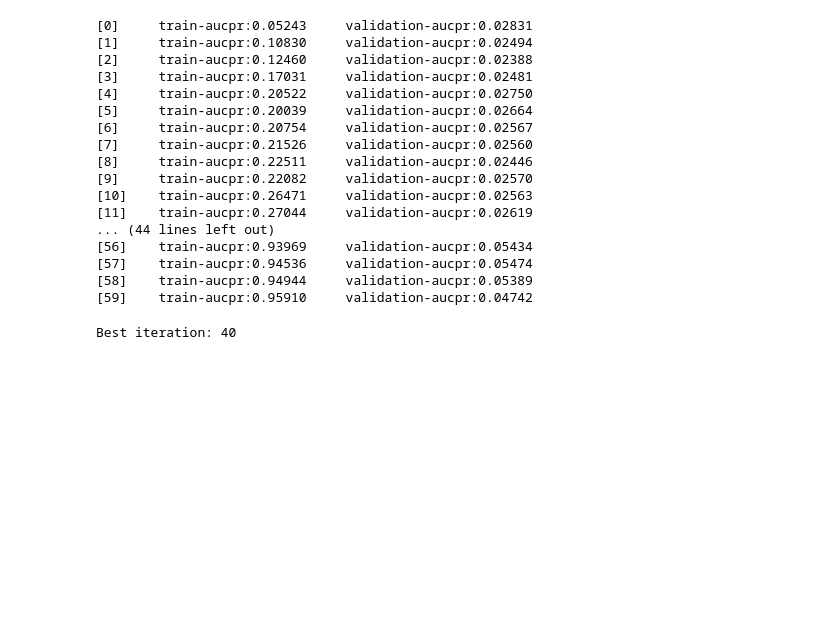
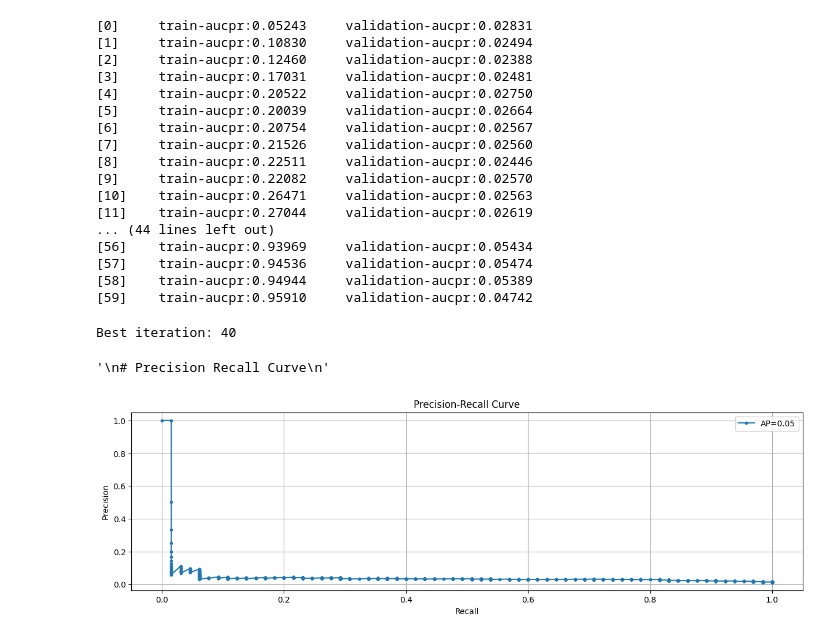
Before and after one commit to PatrickChristoph/udacity_capstone, a Jupyter notebook: src/customer_prediction.ipynb, the cells around one changed output. Saved outputs shown, nothing was run; the diff lists cells and outputs as text; code cells hidden in the pictures; blank space fills up the shorter version.

Commit message:
plotted precision recall curve

```diff
--- a/src/customer_prediction.ipynb
+++ b/src/customer_prediction.ipynb
@@ -83,10 +92,14 @@ Train XGBoost Classification Model
 # %%
-y_train = train["response"]
-X_train = train.drop(columns=["response"])
+def split_features_and_response(df: pd.DataFrame) -> Tuple[pd.DataFrame, pd.DataFrame]:
+    y = df["response"]
+    X = df.drop(columns=["response"])
+    return X, y
+
+
+X_train, y_train = split_features_and_response(train)
 dtrain = xgb.DMatrix(data=X_train, label=y_train)
 
-y_validation = validation["response"]
-X_validation = validation.drop(columns=["response"])
+X_validation, y_validation = split_features_and_response(validation)
 dvalidation = xgb.DMatrix(data=X_validation, label=y_validation)
 # %%
 sum_negatives = len(y_train) - sum(y_train)
@@ -136,3 +149,12 @@ print(f"Best iteration: {best_iteration}")
 # model.save_model("best_model.xgb")
 # %% [output]
 Best iteration: 40
+# %%
+"""
+# Precision Recall Curve
+"""
+# %% [output]
+'\n# Precision Recall Curve\n'
+# %%
+X_test, y_test = split_features_and_response(test)
+dtest = xgb.DMatrix(data=X_test, label=y_test)
@@ -138,0 +166,17 @@ Best iteration: 40
+# %%
+y_scores = model.predict(dtest, output_margin=False)
+
+precision, recall, thresholds = precision_recall_curve(y_test, y_scores)
+
+ap_score = average_precision_score(y_test, y_scores)
+# %%
+plt.figure(figsize=(15,4))
+plt.plot(recall, precision, marker=".", label=f"AP={ap_score:.2f}")
+plt.xlabel("Recall")
+plt.ylabel("Precision")
+plt.title("Precision-Recall Curve")
+plt.legend()
+plt.grid()
+plt.show()
+# %% [output]
+[figure, added]
```
Also changed, not shown: parts of 7 cells of this notebook.
